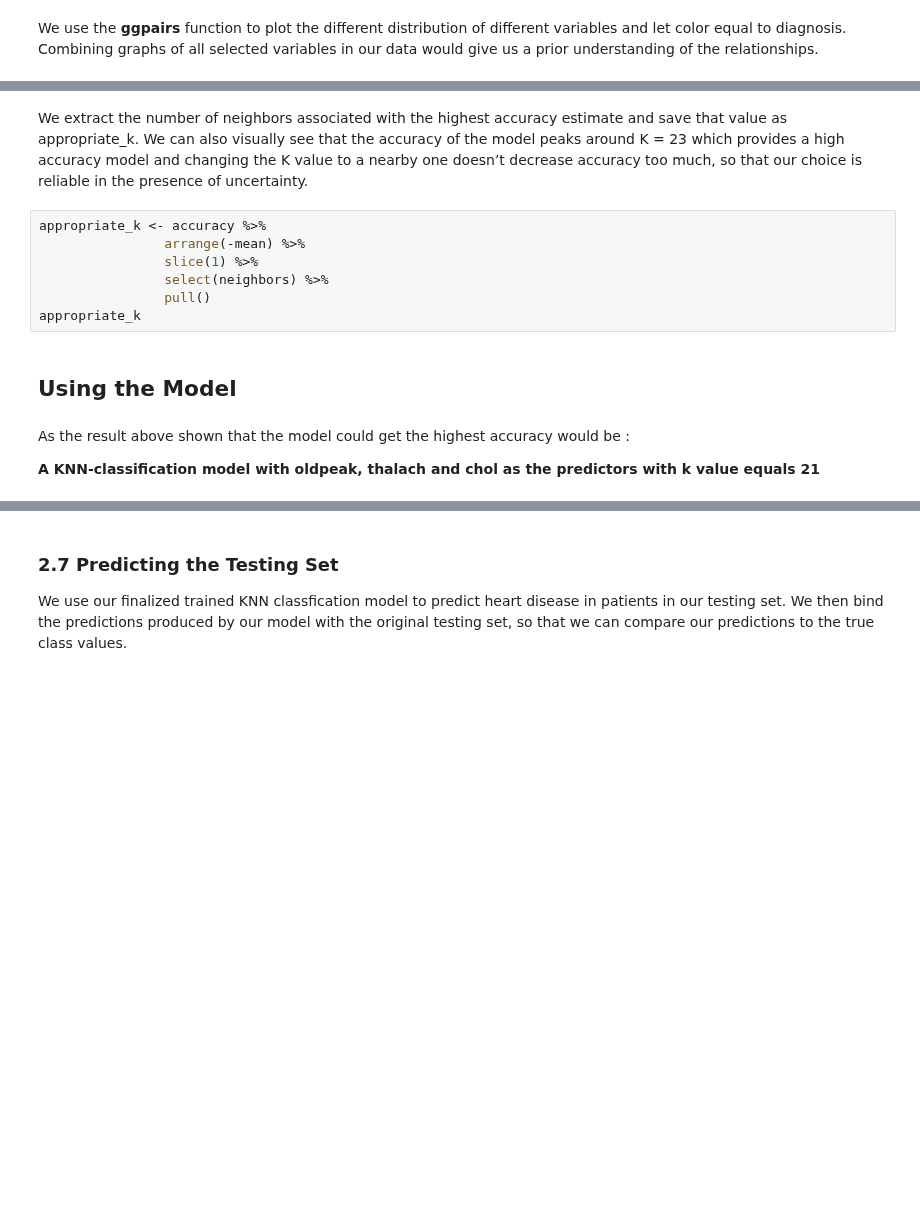
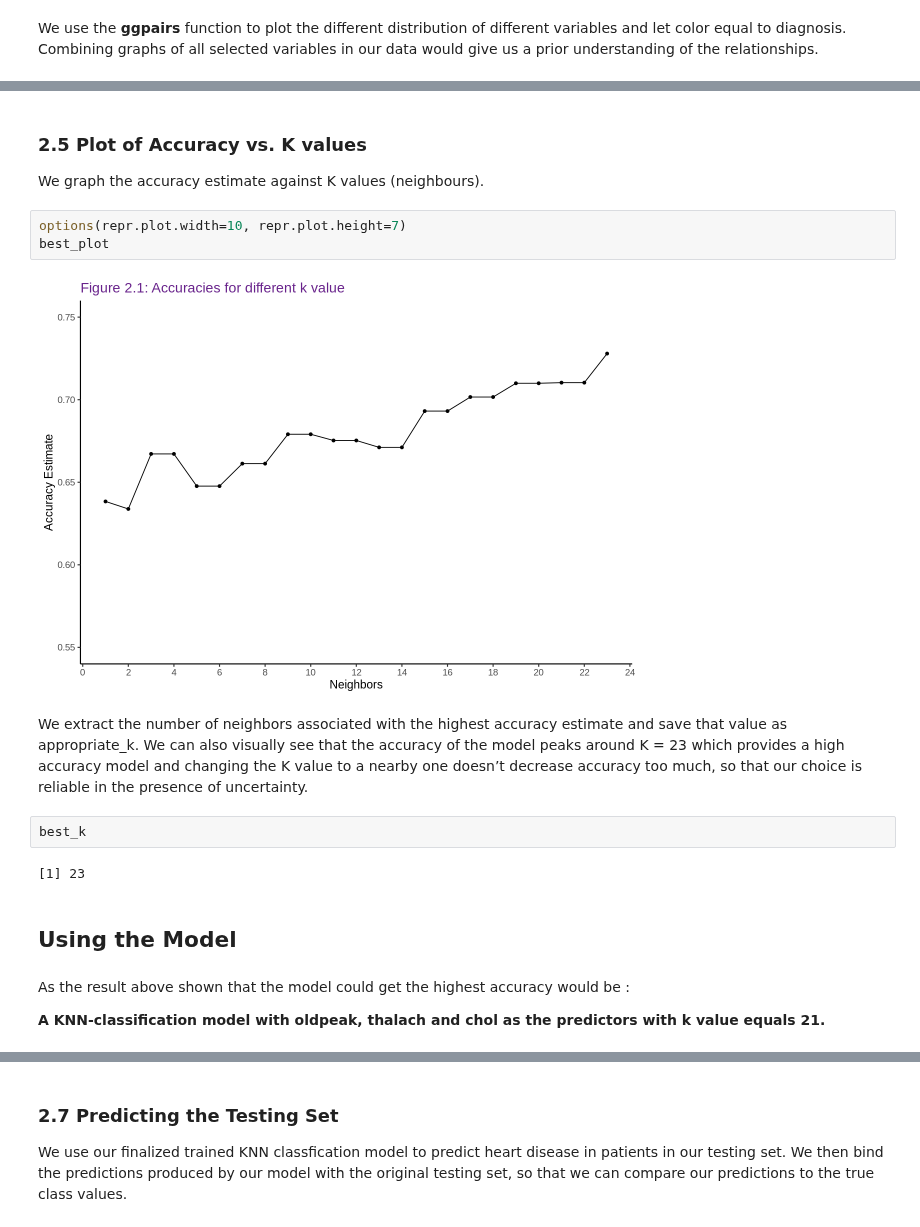
Before and after one commit to duffydu/dsci100-project, a Jupyter notebook: DSCI100_project_proposal.ipynb, the cells around one changed output, grey strips where cells are left out. Saved outputs shown, nothing was run; the diff lists cells and outputs as text; blank space fills up the shorter version.

```diff
--- a/DSCI100_project_proposal.ipynb
+++ b/DSCI100_project_proposal.ipynb
@@ -588,17 +523,22 @@ accuracy_versus_k
+# %% [markdown]
+### 2.5 Plot of Accuracy vs. K values
+We graph the accuracy estimate against K values (neighbours).
+# %%
+options(repr.plot.width=10, repr.plot.height=7)
+best_plot
+# %% [output]
+[figure, added]
 # %% [markdown]
 We extract the number of neighbors associated with the highest accuracy estimate and save that value as appropriate_k. We can also visually see that the accuracy of the model peaks around K = 23 which provides a high accuracy model and changing the K value to a nearby one doesn’t decrease accuracy too much, so that our choice is reliable in the presence of uncertainty.
-# %%
-appropriate_k <- accuracy %>%
-                arrange(-mean) %>%
-                slice(1) %>%
-                select(neighbors) %>%
-                pull()
-appropriate_k
+# %%
+best_k
+# %% [output]
+[1] 23
 # %% [markdown]
 ## Using the Model
 # %% [markdown]
 As the result above shown that the model could get the highest accuracy would be :
 
-**A KNN-classification model with oldpeak, thalach and chol as the predictors with k value equals 21**
+**A KNN-classification model with oldpeak, thalach and chol as the predictors with k value equals 21.**
 # %% [markdown]
 ### 2.6 Training the Classifier
```
Also changed, not shown: parts of 42 cells of this notebook, 1 other file.
